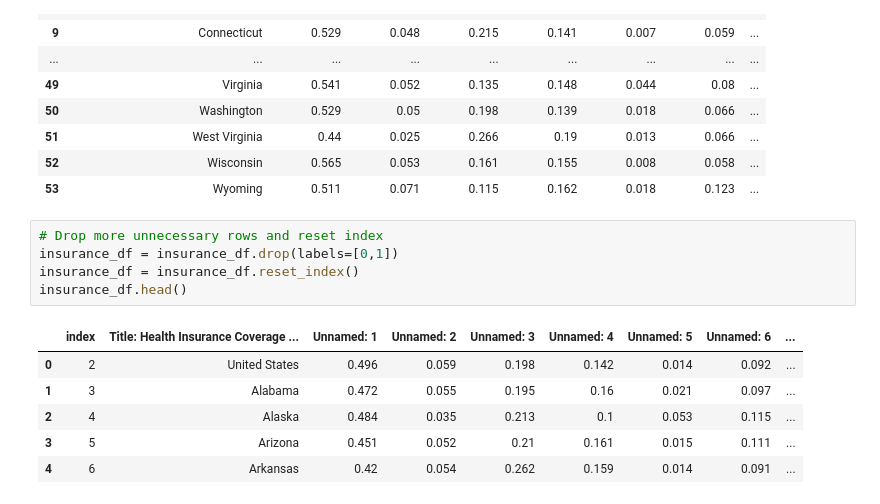
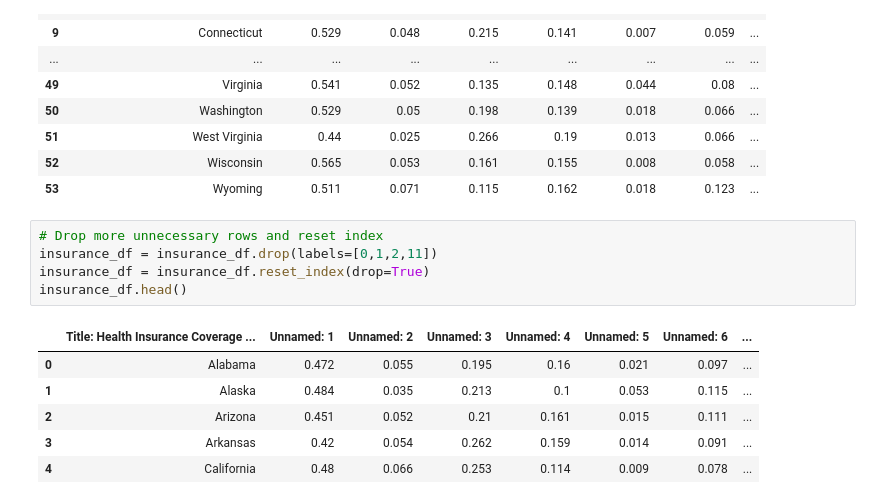
Before and after one commit to alejfxguti/Heart_Disease_Mortality_by_State, a Jupyter notebook: DataFrames/insurance_df_cleaning.ipynb, the cells around one changed output. Cells and saved outputs as stored; diff of their text form.

```diff
--- a/DataFrames/insurance_df_cleaning.ipynb
+++ b/DataFrames/insurance_df_cleaning.ipynb
@@ -44,13 +44,13 @@ insurance_df
 | 53 | Wyoming | 0.511 | 0.071 | 0.115 | 0.162 | 0.018 | 0.123 | ... |
 # %%
 # Drop more unnecessary rows and reset index
-insurance_df = insurance_df.drop(labels=[0,1])
-insurance_df = insurance_df.reset_index()
+insurance_df = insurance_df.drop(labels=[0,1,2,11])
+insurance_df = insurance_df.reset_index(drop=True)
 insurance_df.head()
 # %% [output]
-|  | index | Title: Health Insurance Coverage ... | Unnamed: 1 | Unnamed: 2 | Unnamed: 3 | Unnamed: 4 | Unnamed: 5 | Unnamed: 6 | ... |
-| 0 | 2 | United States | 0.496 | 0.059 | 0.198 | 0.142 | 0.014 | 0.092 | ... |
-| 1 | 3 | Alabama | 0.472 | 0.055 | 0.195 | 0.16 | 0.021 | 0.097 | ... |
-| 2 | 4 | Alaska | 0.484 | 0.035 | 0.213 | 0.1 | 0.053 | 0.115 | ... |
-| 3 | 5 | Arizona | 0.451 | 0.052 | 0.21 | 0.161 | 0.015 | 0.111 | ... |
-| 4 | 6 | Arkansas | 0.42 | 0.054 | 0.262 | 0.159 | 0.014 | 0.091 | ... |
+|  | Title: Health Insurance Coverage ... | Unnamed: 1 | Unnamed: 2 | Unnamed: 3 | Unnamed: 4 | Unnamed: 5 | Unnamed: 6 | ... |
+| 0 | Alabama | 0.472 | 0.055 | 0.195 | 0.16 | 0.021 | 0.097 | ... |
+| 1 | Alaska | 0.484 | 0.035 | 0.213 | 0.1 | 0.053 | 0.115 | ... |
+| 2 | Arizona | 0.451 | 0.052 | 0.21 | 0.161 | 0.015 | 0.111 | ... |
+| 3 | Arkansas | 0.42 | 0.054 | 0.262 | 0.159 | 0.014 | 0.091 | ... |
+| 4 | California | 0.48 | 0.066 | 0.253 | 0.114 | 0.009 | 0.078 | ... |
```
Also changed, not shown: parts of 4 cells of this notebook, 4 other files.
